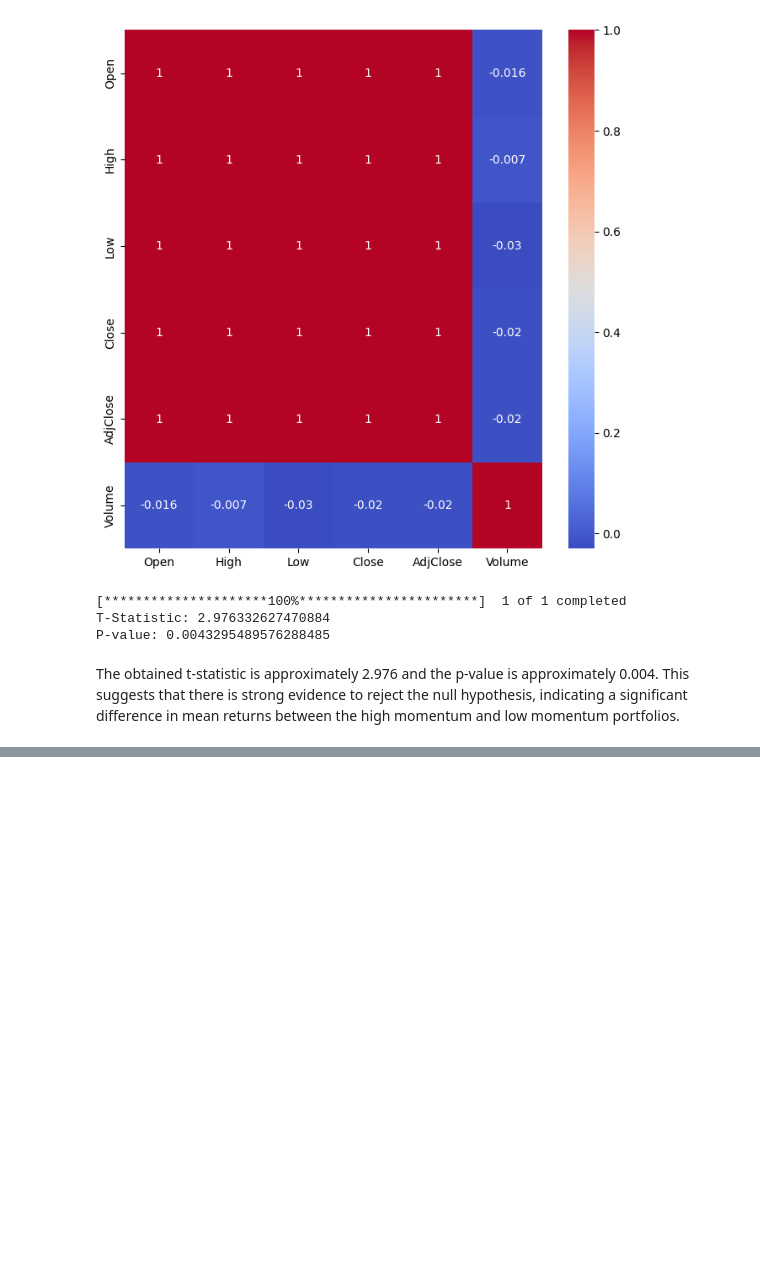
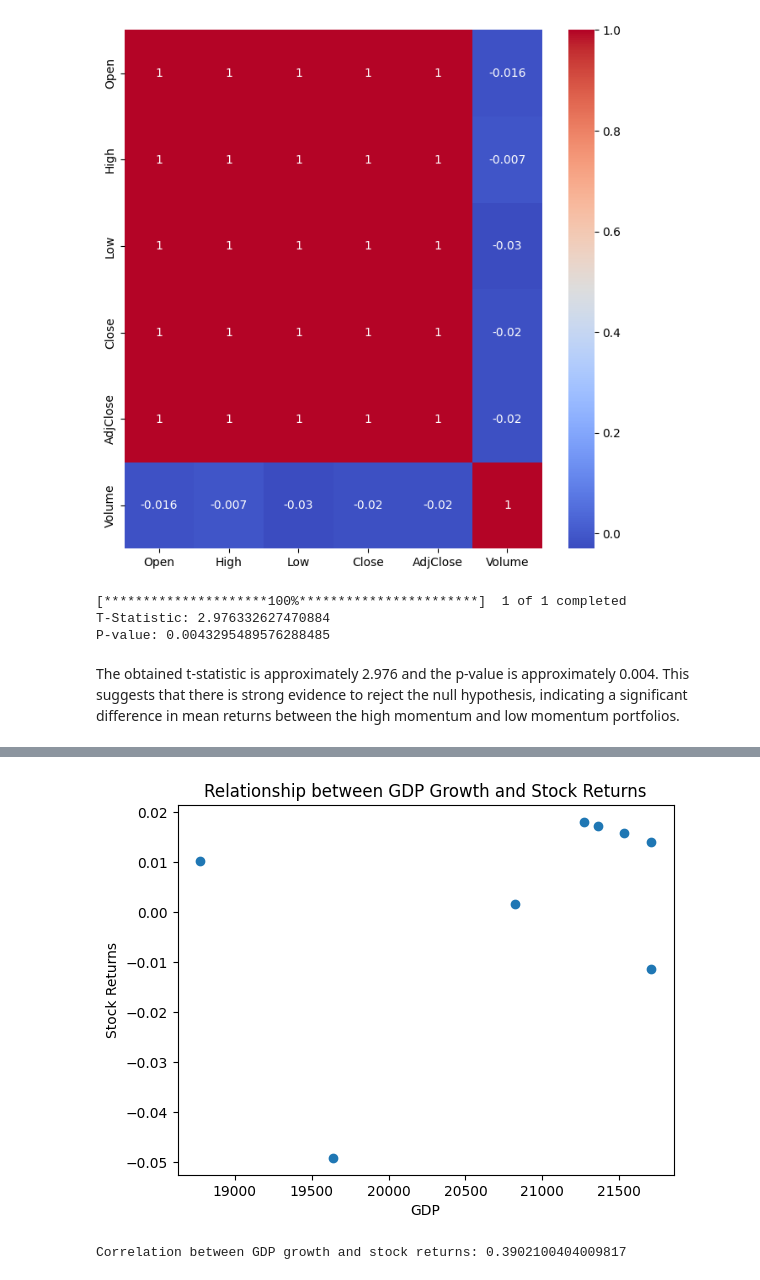
Before and after one commit to Sankarshan03/Financial_Analysis_Challenge, a Jupyter notebook: Analyst_24.ipynb, the cells around one changed output, grey strips where cells are left out. Drawn from its saved outputs; the diff is of its cells as text; code cells hidden in the pictures; blank space fills up the shorter version.

```diff
--- a/Analyst_24.ipynb
+++ b/Analyst_24.ipynb
@@ -336,0 +360,41 @@ The obtained t-statistic is approximately 2.976 and the p-value is approximately
+# %%
+import pandas as pd
+import matplotlib.pyplot as plt
+from datetime import datetime
+
+gdp_data = pd.read_csv(r'/content/GDP.csv')
+Apple_data = pd.read_csv(r'/content/Apple_stock.csv')
+
+# Merge the two DataFrames based on the nearest dates
+# columns={'stock_price': 'apple_stock_price'}
+gdp_data=gdp_data.rename(columns={'DATE':'Date'})
+
+gdp_data['Date'] = [datetime.strftime(datetime.strptime(date, '%m/%d/%Y'), '%d-%m-%Y') for date in gdp_data['Date']]
+
+
+# Calculate quarterly returns of Apple stock prices
+Apple_data['Stock_Return'] = Apple_data['Close'].pct_change()
+
+merged_data = pd.merge(Apple_data, gdp_data, on='Date')
+
+
+# Step 5: Analyze the data
+
+# Calculate correlation between GDP growth and stock returns
+correlation = merged_data['GDP'].corr(merged_data['Stock_Return'])
+
+# Step 6: Visualize the data
+
+# Create a scatter plot
+plt.scatter(merged_data['GDP'], merged_data['Stock_Return'])
+plt.xlabel('GDP')
+plt.ylabel('Stock Returns')
+plt.title('Relationship between GDP Growth and Stock Returns')
+plt.show()
+
+# Step 7: Interpret the results and draw conclusions
+
+print(f"Correlation between GDP growth and stock returns: {correlation}")
+# %% [output]
+[figure, added]
+Correlation between GDP growth and stock returns: 0.3902100404009817
```
Also changed, not shown: parts of 3 cells of this notebook.
